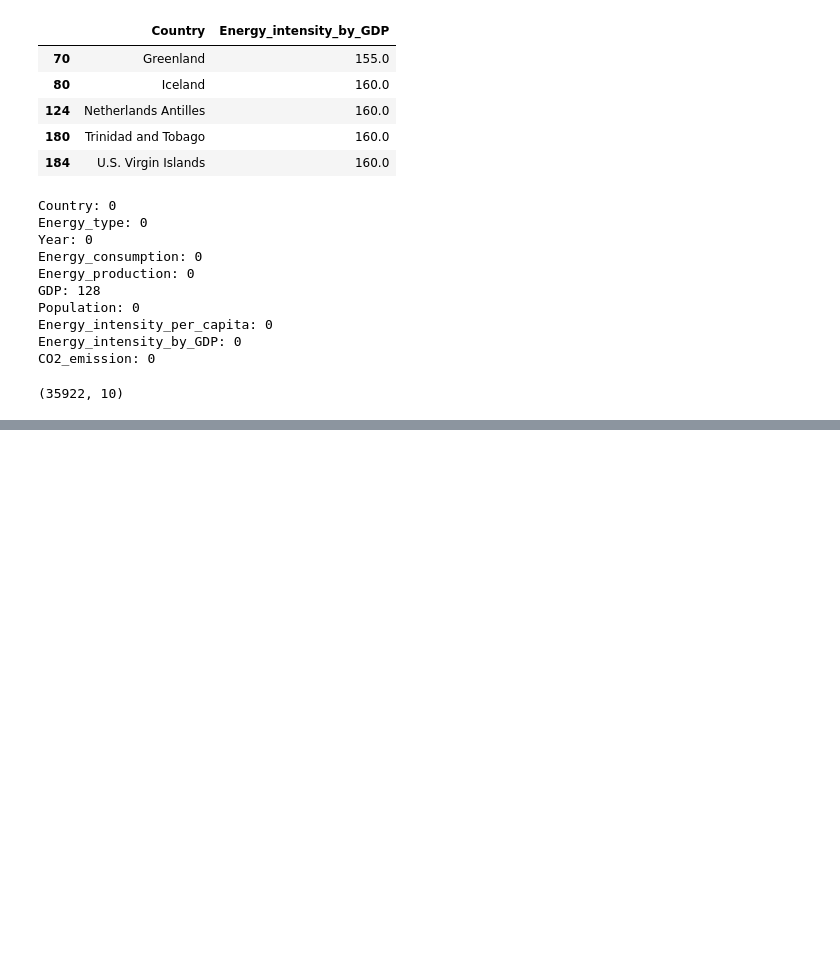
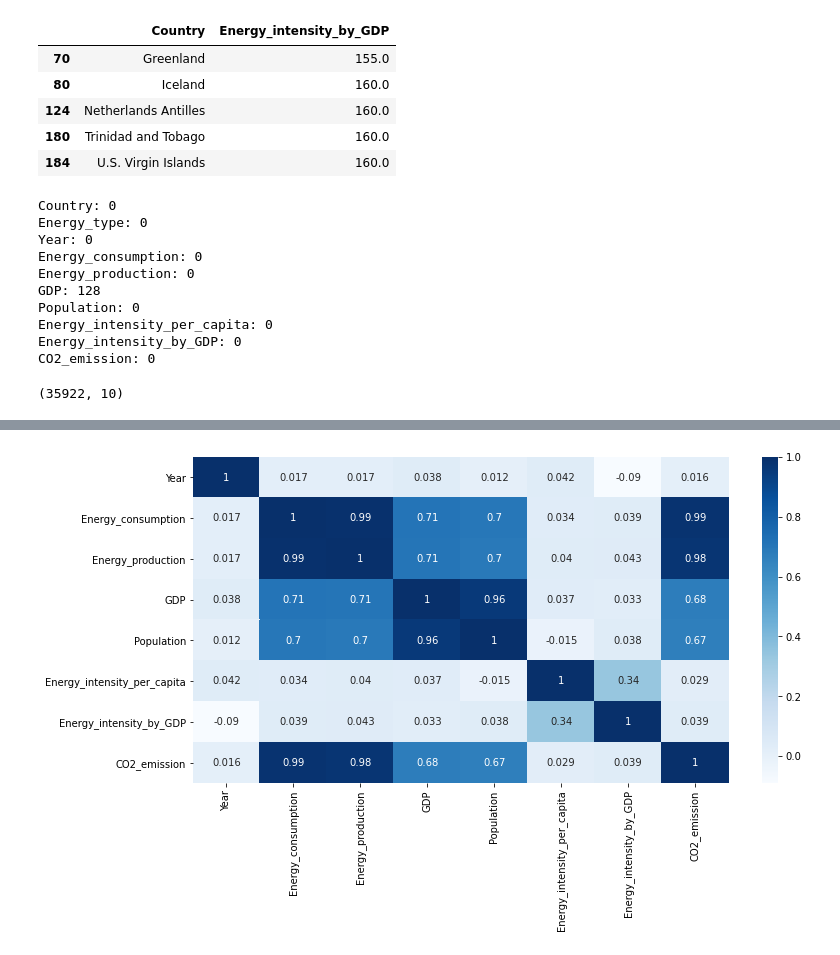
Before and after one commit to Salmatahlil/Capstone, a Jupyter notebook: CO2.ipynb, the cells around one changed output, grey strips where cells are left out. Drawn from its saved outputs; the diff is of its cells as text; code cells hidden in the pictures; blank space fills up the shorter version.

Commit message:
Updated new visualizations

```diff
--- a/CO2.ipynb
+++ b/CO2.ipynb
@@ -435,0 +420,30 @@ rf.score(X_test,y_test)
+# %%
+#Manually add remaining countries to its designated continent
+AC= ['Burma','Palestinian Territories', 'Timor-Leste']
+AFC= ['Congo-Brazzaville', 'Congo-Kinshasa', 'Reunion', "Côte d’Ivoire", 'Gambia, The']
+NC= ['The Bahamas', 'Saint Vincent/Grenadines']
+for item in AC:
+    Asia.append(item)
+for item in AFC:
+    Africa.append(item)
+for item in NC:
+    NAmerica.append(item)
+Europe.append('Kosovo')
+# %%
+#Build Continent Dictionary
+Continent['Asia'] = Asia
+Continent['Europe']= Europe
+Continent['Africa'] = Africa
+Continent['North America']= NAmerica
+Continent['South America'] = SAmerica
+Continent['Oceania']= Oceania
+# %%
+#
+def return_continent(row) :
+    try :
+        for continent in Continent.keys() :
+            if row['Country'] in Continent[continent]:
+                return continent
+    except :
+        return "Others"
+co2['Continent'] = co2.apply(return_continent, axis = 1)
@@ -435,0 +454,2 @@ rf.score(X_test,y_test)
+# %%
+co2["Continent"].fillna("Other", inplace = True)
@@ -435,0 +562,8 @@ rf.score(X_test,y_test)
+# %%
+#correlation between the emissions
+plt.figure(figsize=(12,6))
+sns.heatmap(co2.corr(),cmap='Blues',annot=True)
+plt.yticks(rotation='360')
+plt.show()
+# %% [output]
+[figure, added]
```
Also changed, not shown: parts of 46 cells of this notebook.
